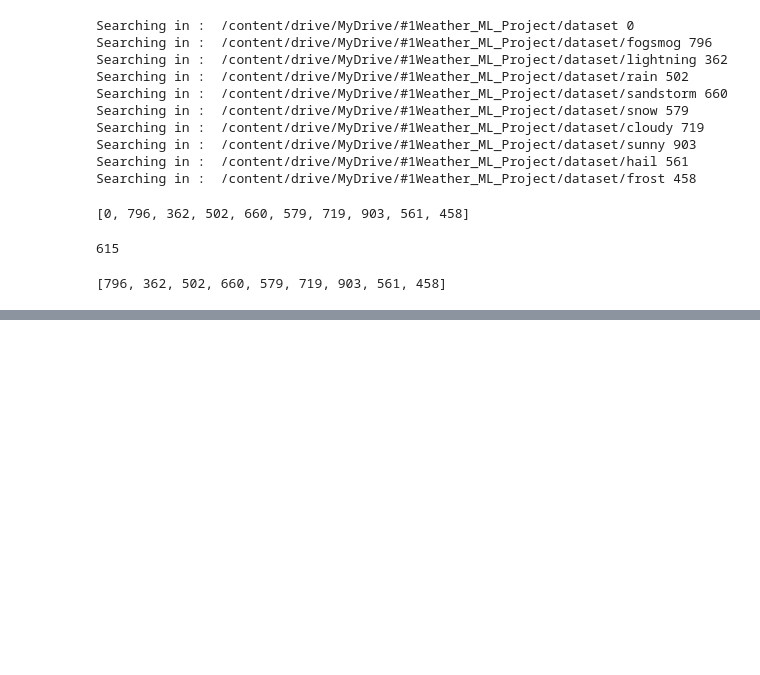
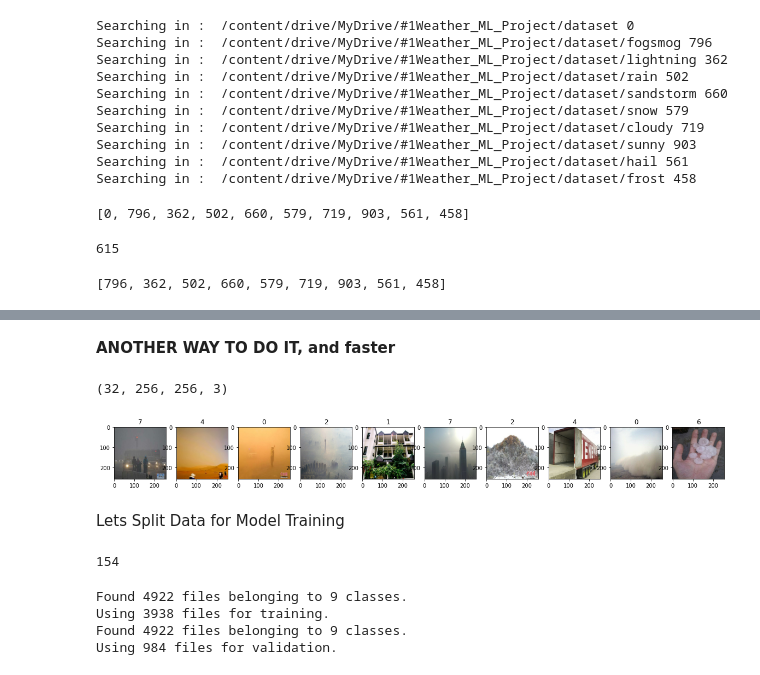
Before and after one commit to Cepeda-R/Machine-Learning_FullProjects, a Jupyter notebook: Weather_Image_Classification.ipynb, the cells around one changed output, grey strips where cells are left out. Saved outputs shown, nothing was run; the diff lists cells and outputs as text; code cells hidden in the pictures; blank space fills up the shorter version.

Commit message:
Achieving TrainTest Split

```diff
--- a/Weather_Image_Classification.ipynb
+++ b/Weather_Image_Classification.ipynb
@@ -233,0 +275,25 @@ frost_path = os.path.join(data_dir, 'frost')
+# %% [markdown]
+**ANOTHER WAY TO DO IT, and faster**
+# %%
+#reduce/transform to have faster processing model and data retrieving
+data = Data.map(lambda x,y: (x/255, y))
+#x is images
+# %%
+Data_Iterator2 = data.as_numpy_iterator()
+#this is allowing get one batch
+batch_scaled = Data_Iterator2.next()
+# %%
+batch_scaled[0].shape
+# %% [output]
+(32, 256, 256, 3)
+# %%
+#define layout chart
+fig, ax = plt.subplots(ncols=10, figsize=(20,20))
+#loop through batch. for every index and image
+for idx, img in enumerate(batch_scaled[0][:10]):
+    ax[idx].imshow(img) #since data is between 0 and 1, int is not needed anymore
+    ax[idx].title.set_text(batch[1][idx])
+# %% [output]
+[figure, added]
+# %% [markdown]
+Lets Split Data for Model Training
@@ -233,0 +302,14 @@ frost_path = os.path.join(data_dir, 'frost')
+# %%
+len(Data)
+# %% [output]
+154
+# %%
+train_ds = tf.keras.utils.image_dataset_from_directory(data_dir, validation_split=0.2, subset="training", seed=123)
+#train_split is 1-split value /// validation split is split value
+validation_ds = tf.keras.utils.image_dataset_from_directory(data_dir, validation_split=0.2,  subset="validation", seed=123)
+#If using `validation_split` and shuffling the data, you must provide a `seed` argument, to make sure that there is no overlap between the training and validation subset
+# %% [output]
+Found 4922 files belonging to 9 classes.
+Using 3938 files for training.
+Found 4922 files belonging to 9 classes.
+Using 984 files for validation.
```
Also changed, not shown: parts of 22 cells of this notebook.
